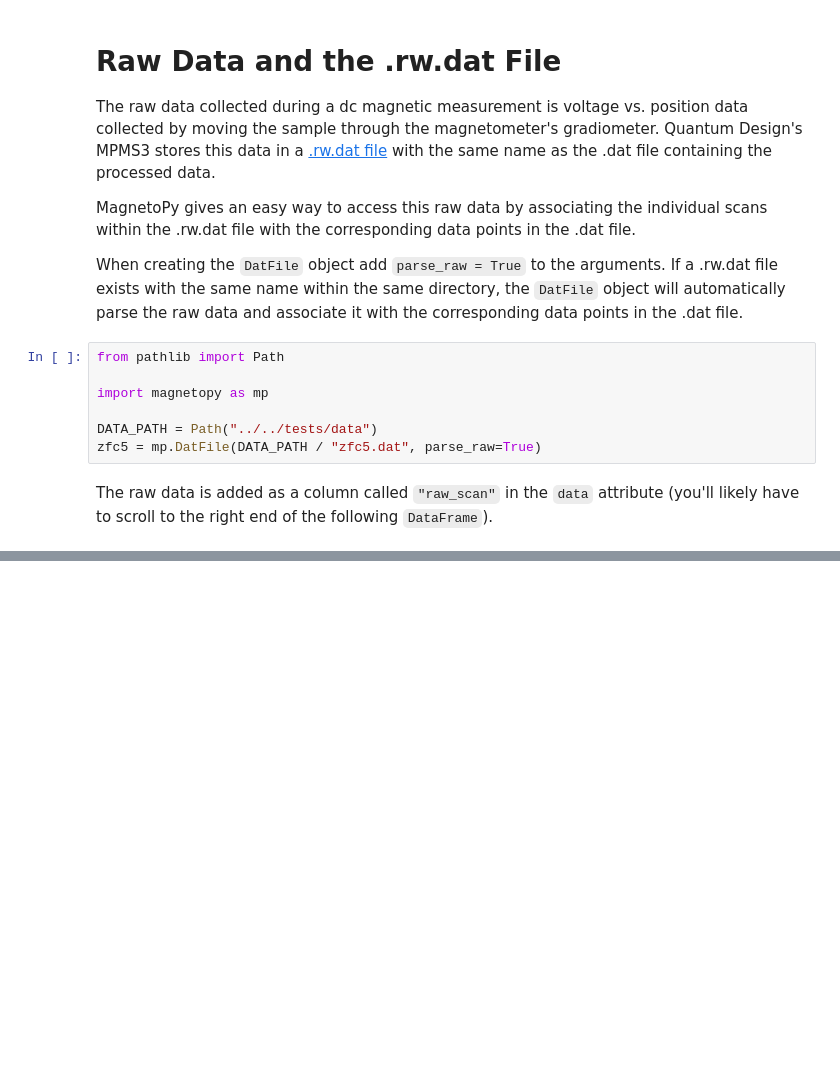
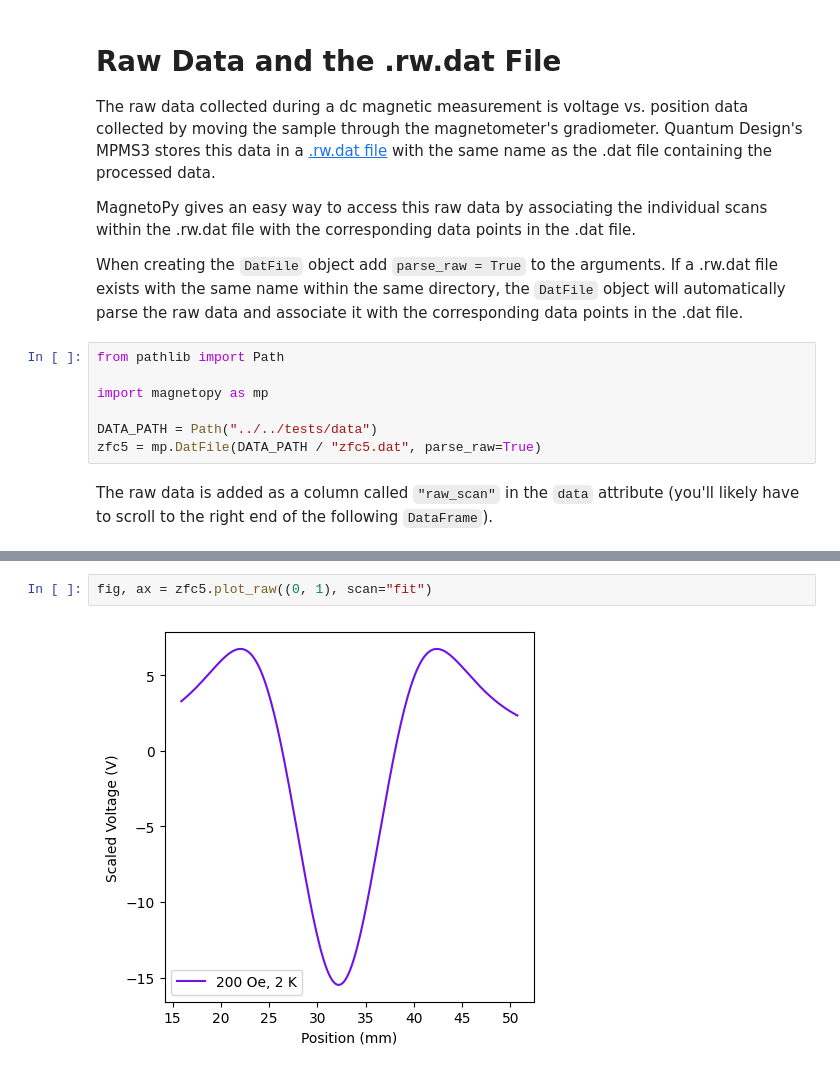
Before and after one commit to RinehartGroup/MagnetoPy, a Jupyter notebook: docs/examples/rwdat_file.ipynb, the cells around one changed output, grey strips where cells are left out. Saved outputs shown, nothing was run; the diff lists cells and outputs as text; blank space fills up the shorter version.

```diff
--- a/docs/examples/rwdat_file.ipynb
+++ b/docs/examples/rwdat_file.ipynb
@@ -68,0 +108,4 @@ raw_dc_scan = scan.up
+# %%
+fig, ax = zfc5.plot_raw((0, 1), scan="fit")
+# %% [output]
+[figure, added]
```
Also changed, not shown: parts of 25 cells of this notebook, 3 other files.
